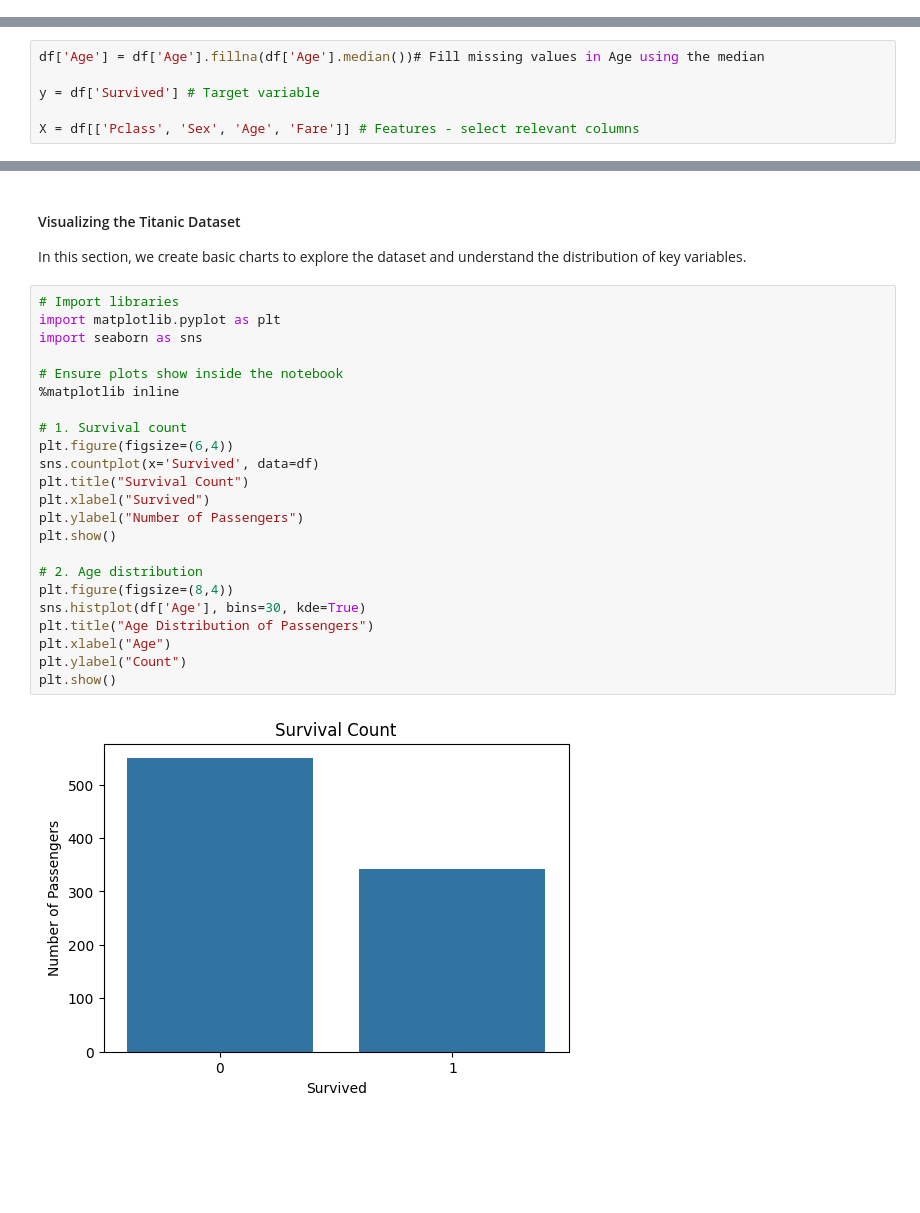
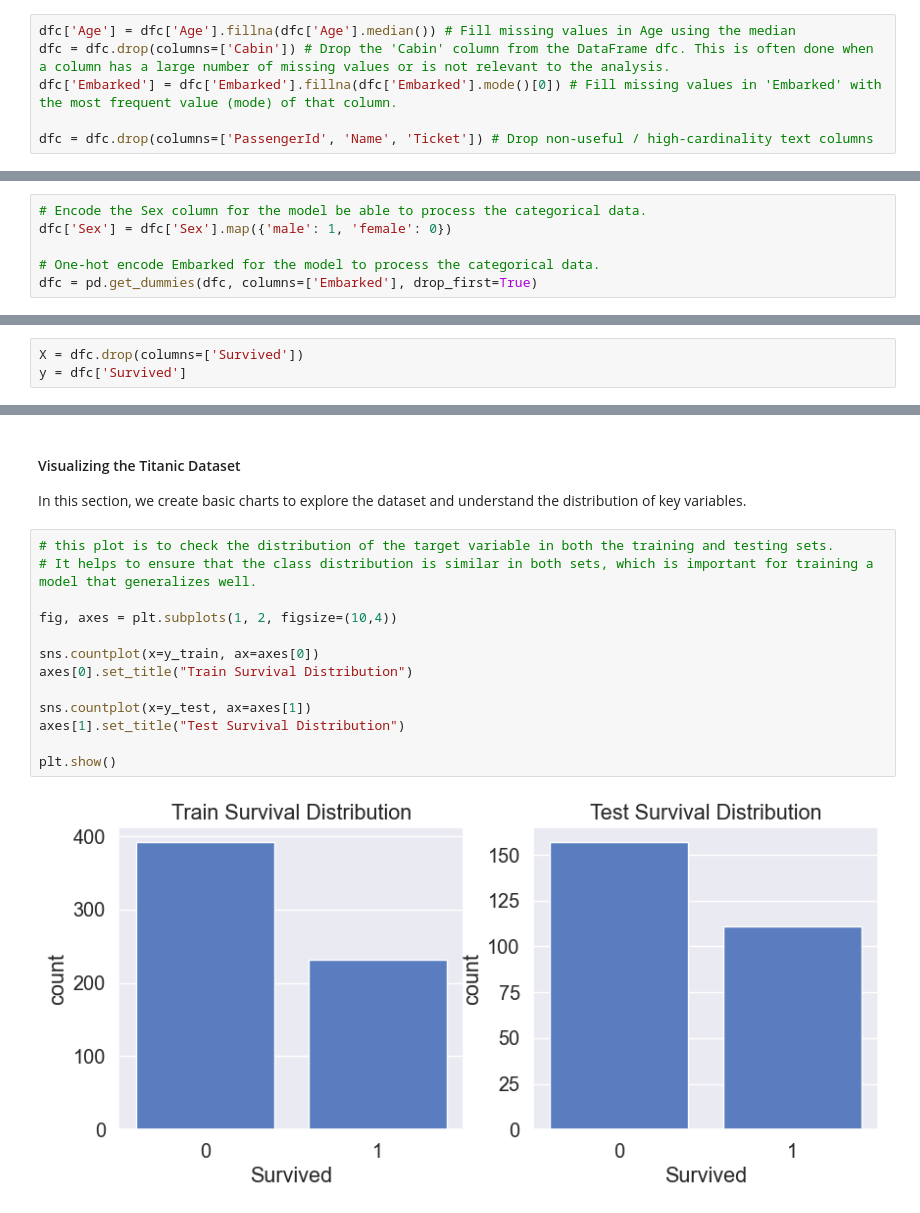
Before and after one commit to MaykInvest/Titanic-analysis, a Jupyter notebook: analysis.ipynb, the cells around one changed output, grey strips where cells are left out. Cells and saved outputs as stored; diff of their text form; blank space fills up the shorter version.

```diff
--- a/analysis.ipynb
+++ b/analysis.ipynb
@@ -131,3 +216,9 @@ Fare             0
 Cabin          687
 Embarked         2
 dtype: int64
+# %%
+dfc['Age'] = dfc['Age'].fillna(dfc['Age'].median()) # Fill missing values in Age using the median
+dfc = dfc.drop(columns=['Cabin']) # Drop the 'Cabin' column from the DataFrame dfc. This is often done when a column has a large number of missing values or is not relevant to the analysis.
+dfc['Embarked'] = dfc['Embarked'].fillna(dfc['Embarked'].mode()[0]) # Fill missing values in 'Embarked' with the most frequent value (mode) of that column.
+
+dfc = dfc.drop(columns=['PassengerId', 'Name', 'Ticket']) # Drop non-useful / high-cardinality text columns
@@ -134 +237,7 @@ dtype: int64
+# %%
+# Encode the Sex column for the model be able to process the categorical data.
+dfc['Sex'] = dfc['Sex'].map({'male': 1, 'female': 0})
+
+# One-hot encode Embarked for the model to process the categorical data.
+dfc = pd.get_dummies(dfc, columns=['Embarked'], drop_first=True)
 # %% [markdown]
@@ -141,8 +250,5 @@ In supervised machine learning, we divide the dataset into:
 
 For the Titanic dataset:
 # %%
-df['Age'] = df['Age'].fillna(df['Age'].median())# Fill missing values in Age using the median
-
-y = df['Survived'] # Target variable
-
-X = df[['Pclass', 'Sex', 'Age', 'Fare']] # Features - select relevant columns
+X = dfc.drop(columns=['Survived'])
+y = dfc['Survived']
@@ -205,27 +284,17 @@ dtype: int64
 
 In this section, we create basic charts to explore the dataset and understand the distribution of key variables.
 # %%
-# Import libraries
-import matplotlib.pyplot as plt
-import seaborn as sns
+# this plot is to check the distribution of the target variable in both the training and testing sets.
+# It helps to ensure that the class distribution is similar in both sets, which is important for training a model that generalizes well.
 
-# Ensure plots show inside the notebook
-%matplotlib inline
+fig, axes = plt.subplots(1, 2, figsize=(10,4))
 
-# 1. Survival count
-plt.figure(figsize=(6,4))
-sns.countplot(x='Survived', data=df)
-plt.title("Survival Count")
-plt.xlabel("Survived")
-plt.ylabel("Number of Passengers")
+sns.countplot(x=y_train, ax=axes[0])
+axes[0].set_title("Train Survival Distribution")
+
+sns.countplot(x=y_test, ax=axes[1])
+axes[1].set_title("Test Survival Distribution")
+
 plt.show()
-
-# 2. Age distribution
-plt.figure(figsize=(8,4))
-sns.histplot(df['Age'], bins=30, kde=True)
-plt.title("Age Distribution of Passengers")
-plt.xlabel("Age")
-plt.ylabel("Count")
-plt.show()
 # %% [output]
-[figure, old version]
+[figure, new version]
```
Also changed, not shown: parts of 48 cells of this notebook.
